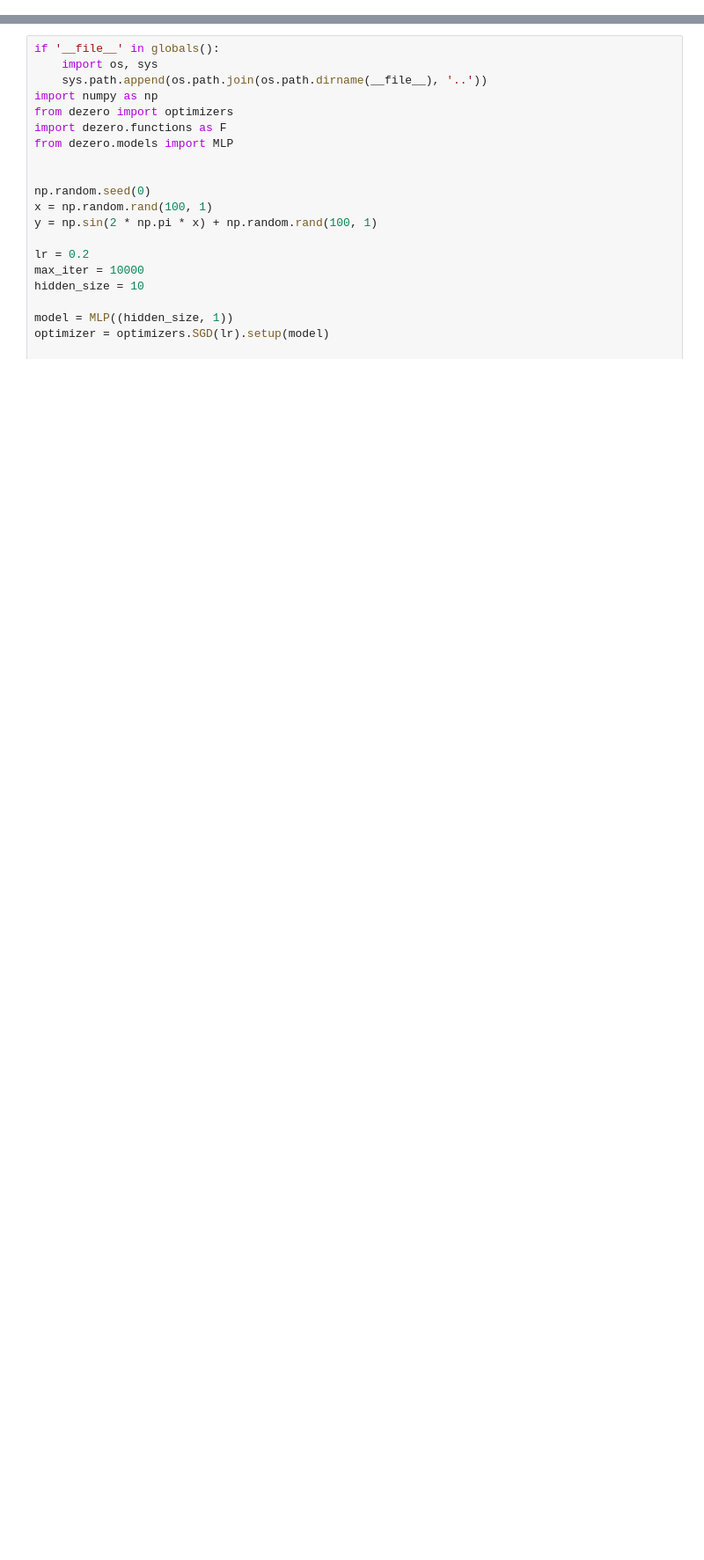
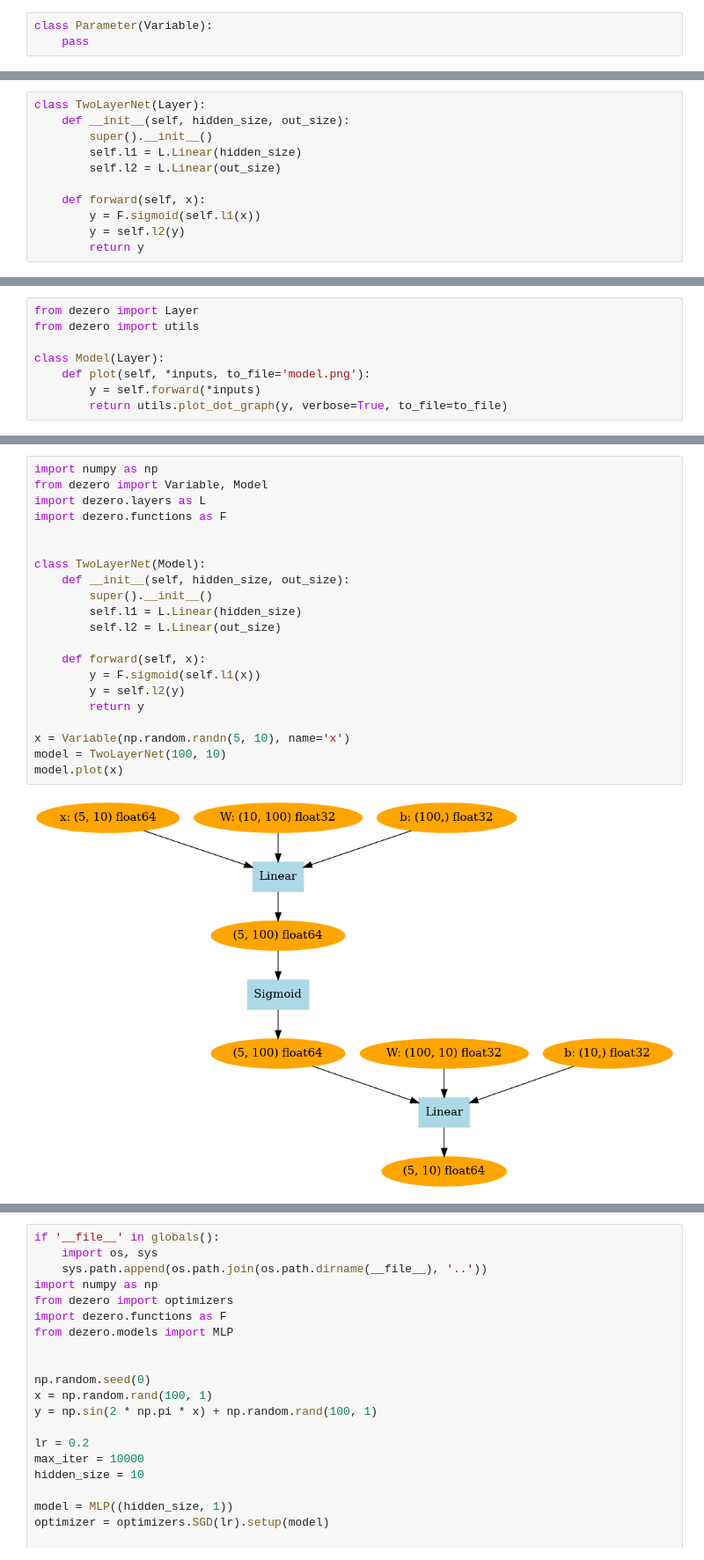
Before and after one commit to YesicaKim/Deep_Learning_from_Scratch, a Jupyter notebook: book3/제4고지. 고차 미분 계산(43-47).ipynb, the cells around one changed output, grey strips where cells are left out. Shown at 88% size. Saved outputs shown, nothing was run; the diff lists cells and outputs as text; blank space fills up the shorter version.

```diff
--- a/book3/제4고지. 고차 미분 계산(43-47).ipynb
+++ b/book3/제4고지. 고차 미분 계산(43-47).ipynb
@@ -216,0 +245,3 @@ for i in range(max_iter):
+# %%
+class Parameter(Variable):
+    pass
@@ -216,0 +574,11 @@ for i in range(max_iter):
+# %%
+class TwoLayerNet(Layer):
+    def __init__(self, hidden_size, out_size):
+        super().__init__()
+        self.l1 = L.Linear(hidden_size)
+        self.l2 = L.Linear(out_size)
+
+    def forward(self, x):
+        y = F.sigmoid(self.l1(x))
+        y = self.l2(y)
+        return y
@@ -216,0 +601,8 @@ for i in range(max_iter):
+# %%
+from dezero import Layer
+from dezero import utils
+
+class Model(Layer):
+    def plot(self, *inputs, to_file='model.png'):
+        y = self.forward(*inputs)
+        return utils.plot_dot_graph(y, verbose=True, to_file=to_file)
@@ -216,0 +619,23 @@ for i in range(max_iter):
+# %%
+import numpy as np
+from dezero import Variable, Model
+import dezero.layers as L
+import dezero.functions as F
+
+
+class TwoLayerNet(Model):
+    def __init__(self, hidden_size, out_size):
+        super().__init__()
+        self.l1 = L.Linear(hidden_size)
+        self.l2 = L.Linear(out_size)
+
+    def forward(self, x):
+        y = F.sigmoid(self.l1(x))
+        y = self.l2(y)
+        return y
+
+x = Variable(np.random.randn(5, 10), name='x')
+model = TwoLayerNet(100, 10)
+model.plot(x)
+# %% [output]
+[figure, added]
```
Also changed, not shown: parts of 94 cells of this notebook, 1 other file.
